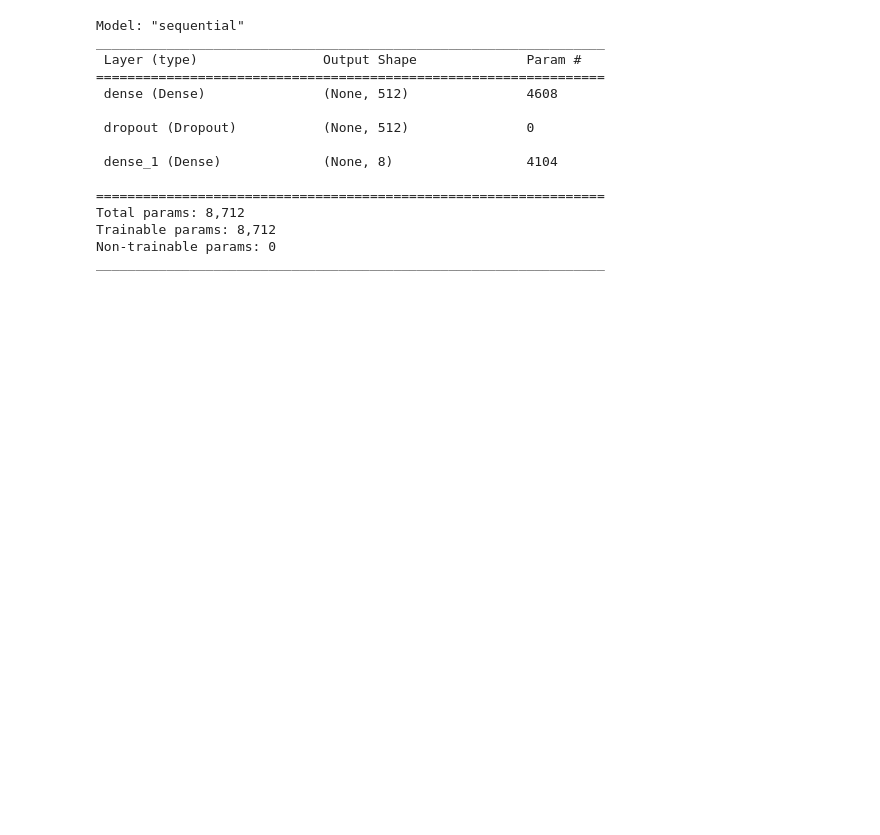
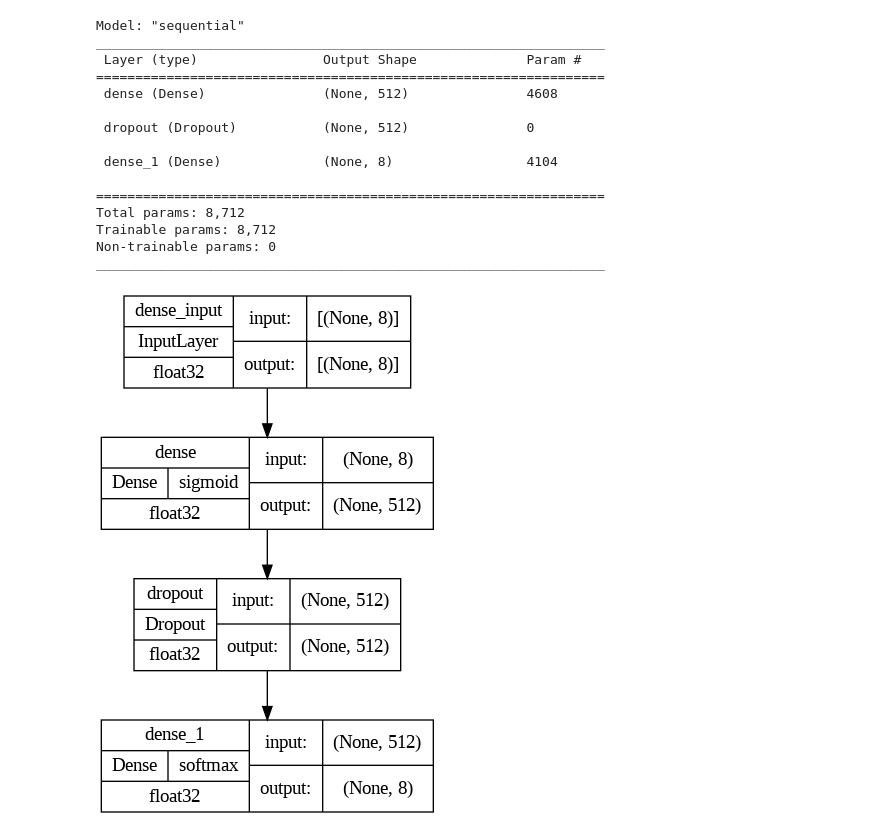
Before and after one commit to Dan5049/MPC-MLF, a Jupyter notebook: Miniproject/MLF_Miniproject_Havranek.ipynb, the cells around one changed output. Drawn from its saved outputs; the diff is of its cells as text; code cells hidden in the pictures; blank space fills up the shorter version.

```diff
--- a/Miniproject/MLF_Miniproject_Havranek.ipynb
+++ b/Miniproject/MLF_Miniproject_Havranek.ipynb
@@ -76,6 +136,22 @@ Total params: 8,712
 Trainable params: 8,712
 Non-trainable params: 0
 _________________________________________________________________
+# %%
+plot_model(
+    model,
+    to_file="model.png",
+    show_shapes=True,
+    show_dtype=True,
+    show_layer_names=True,
+    rankdir="TB",
+    expand_nested=True,
+    dpi=96,
+    layer_range=None,
+    show_layer_activations=True,
+    show_trainable=False,
+)
+# %% [output]
+[figure, added]
 # %%
 optimizer = SGD(learning_rate = 0.1)
 model.compile(loss='categorical_crossentropy', optimizer=optimizer, metrics=['accuracy'])
```
Also changed, not shown: parts of 6 cells of this notebook.
